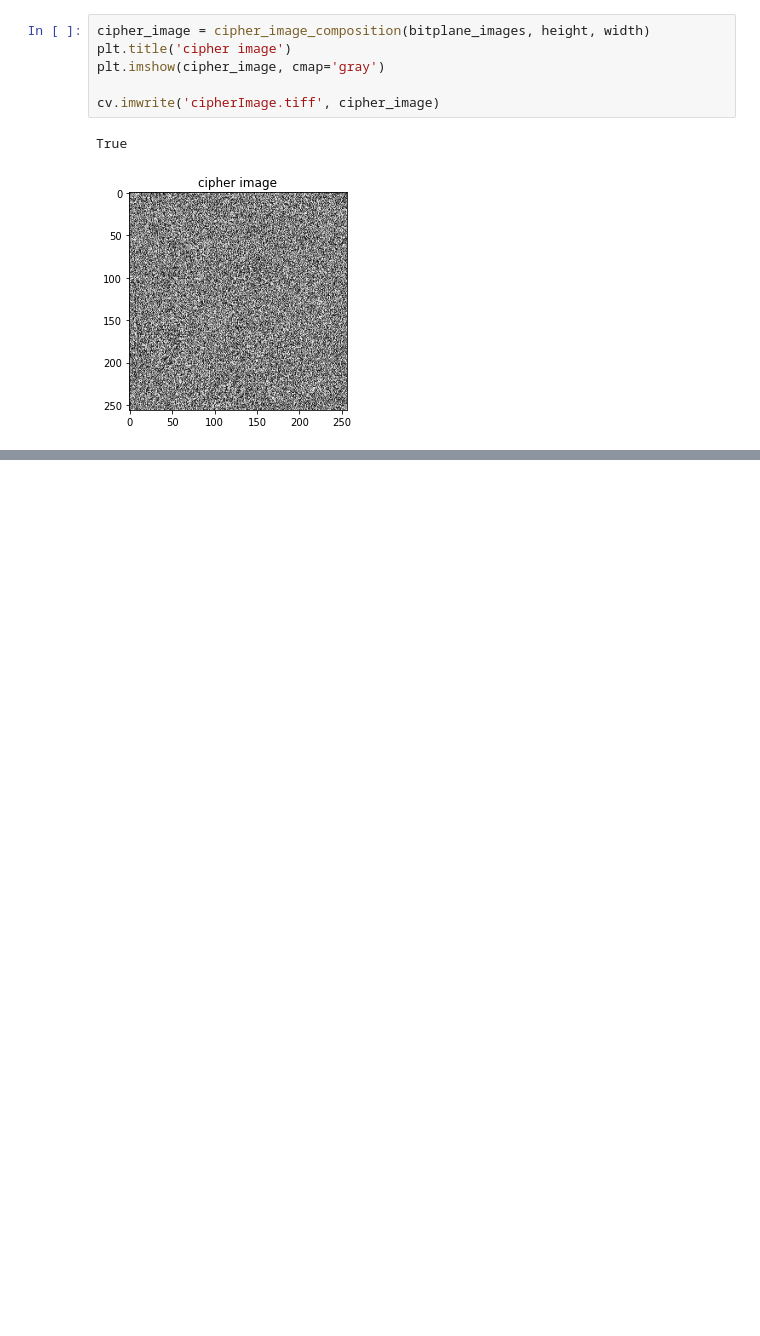
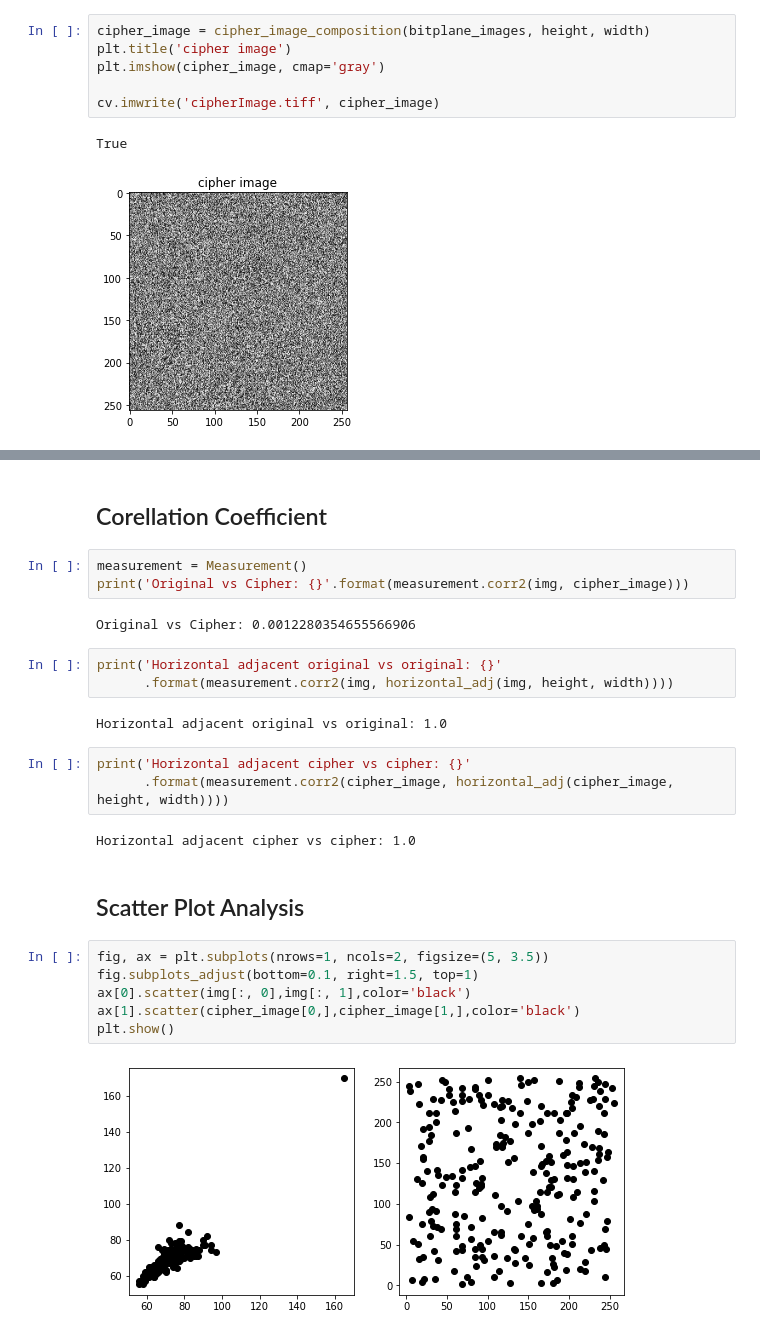
Before and after one commit to suvasish114/Non-Adaptive-Partial-Image-Encryption, a Jupyter notebook: sender.ipynb, the cells around one changed output, grey strips where cells are left out. Drawn from its saved outputs; the diff is of its cells as text; blank space fills up the shorter version.

```diff
--- a/sender.ipynb
+++ b/sender.ipynb
@@ -121,0 +150,27 @@ Corellation coefficient of cipher image: 1.0
+# %% [markdown]
+## Corellation Coefficient
+# %%
+measurement = Measurement()
+print('Original vs Cipher: {}'.format(measurement.corr2(img, cipher_image)))
+# %% [output]
+Original vs Cipher: 0.0012280354655566906
+# %%
+print('Horizontal adjacent original vs original: {}'
+      .format(measurement.corr2(img, horizontal_adj(img, height, width))))
+# %% [output]
+Horizontal adjacent original vs original: 1.0
+# %%
+print('Horizontal adjacent cipher vs cipher: {}'
+      .format(measurement.corr2(cipher_image, horizontal_adj(cipher_image, height, width))))
+# %% [output]
+Horizontal adjacent cipher vs cipher: 1.0
+# %% [markdown]
+## Scatter Plot Analysis
+# %%
+fig, ax = plt.subplots(nrows=1, ncols=2, figsize=(5, 3.5))
+fig.subplots_adjust(bottom=0.1, right=1.5, top=1)
+ax[0].scatter(img[:, 0],img[:, 1],color='black')
+ax[1].scatter(cipher_image[0,],cipher_image[1,],color='black')
+plt.show()
+# %% [output]
+[figure, added]
```
Also changed, not shown: parts of 17 cells of this notebook, 46 other files.
